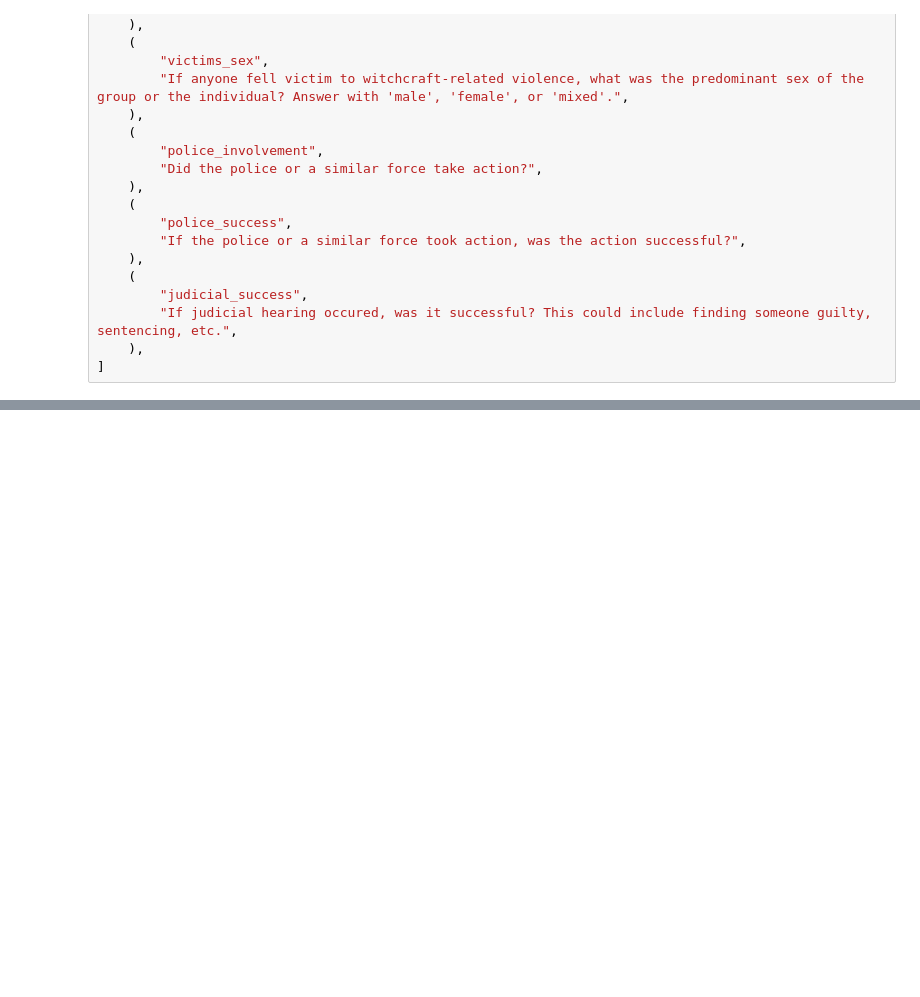
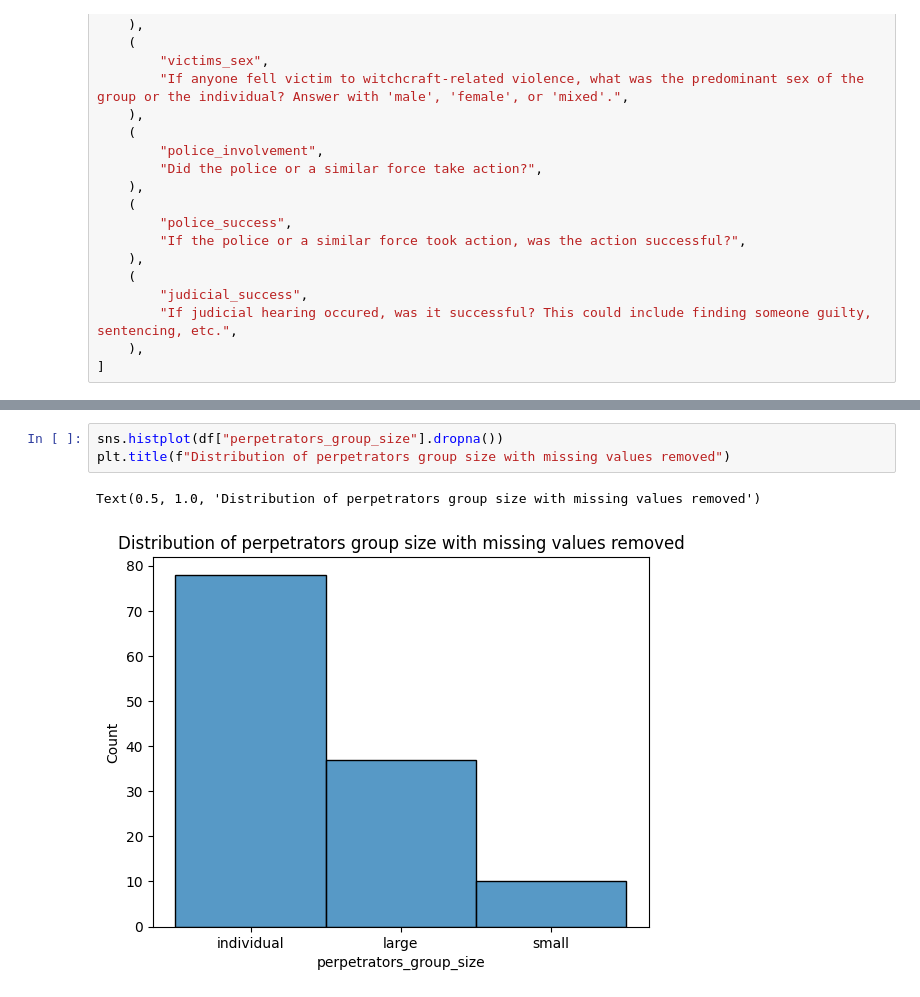
Before and after one commit to harrison-f-stropkay/witchcraft, a Jupyter notebook: analysis.ipynb, the cells around one changed output, grey strips where cells are left out. Saved outputs shown, nothing was run; the diff lists cells and outputs as text; blank space fills up the shorter version.

```diff
--- a/analysis.ipynb
+++ b/analysis.ipynb
@@ -192,0 +207,6 @@ Two women from Rufiji District, Tanzania, confess to ritual witchcraft murder of
+# %%
+sns.histplot(df["perpetrators_group_size"].dropna())
+plt.title(f"Distribution of perpetrators group size with missing values removed")
+# %% [output]
+Text(0.5, 1.0, 'Distribution of perpetrators group size with missing values removed')
+[figure, added]
```
Also changed, not shown: parts of 16 cells of this notebook, 2 other files.
